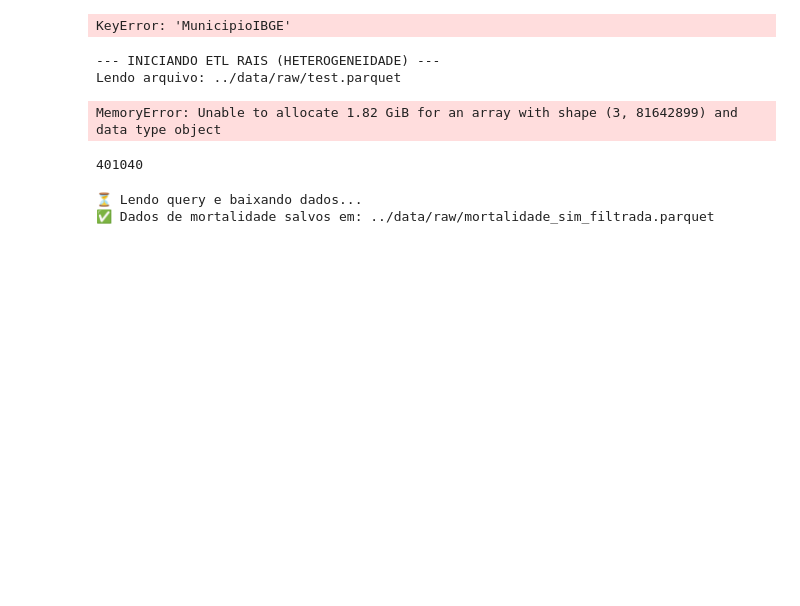
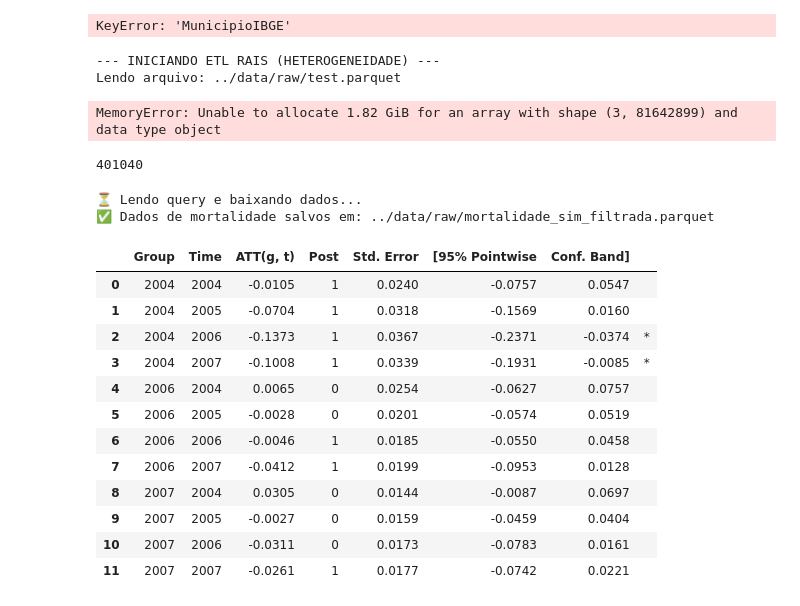
Before and after one commit to andrefbrandao21/dissertacao-atualizada, a Jupyter notebook: 01_etl/notebooks/main.ipynb, the cells around one changed output. Saved outputs shown, nothing was run; the diff lists cells and outputs as text; code cells hidden in the pictures; blank space fills up the shorter version.

```diff
--- a/01_etl/notebooks/main.ipynb
+++ b/01_etl/notebooks/main.ipynb
@@ -358,0 +415,16 @@ if __name__ == "__main__":
+# %%
+out.summ_attgt().summary2
+# %% [output]
+|  | Group | Time | ATT(g, t) | Post | Std. Error | [95% Pointwise | Conf. Band] |  |
+| 0 | 2004 | 2004 | -0.0105 | 1 | 0.0240 | -0.0757 | 0.0547 |  |
+| 1 | 2004 | 2005 | -0.0704 | 1 | 0.0318 | -0.1569 | 0.0160 |  |
+| 2 | 2004 | 2006 | -0.1373 | 1 | 0.0367 | -0.2371 | -0.0374 | * |
+| 3 | 2004 | 2007 | -0.1008 | 1 | 0.0339 | -0.1931 | -0.0085 | * |
+| 4 | 2006 | 2004 | 0.0065 | 0 | 0.0254 | -0.0627 | 0.0757 |  |
+| 5 | 2006 | 2005 | -0.0028 | 0 | 0.0201 | -0.0574 | 0.0519 |  |
+| 6 | 2006 | 2006 | -0.0046 | 1 | 0.0185 | -0.0550 | 0.0458 |  |
+| 7 | 2006 | 2007 | -0.0412 | 1 | 0.0199 | -0.0953 | 0.0128 |  |
+| 8 | 2007 | 2004 | 0.0305 | 0 | 0.0144 | -0.0087 | 0.0697 |  |
+| 9 | 2007 | 2005 | -0.0027 | 0 | 0.0159 | -0.0459 | 0.0404 |  |
+| 10 | 2007 | 2006 | -0.0311 | 0 | 0.0173 | -0.0783 | 0.0161 |  |
+| 11 | 2007 | 2007 | -0.0261 | 1 | 0.0177 | -0.0742 | 0.0221 |  |
```
Also changed, not shown: parts of 4 cells of this notebook, 2 other files.
